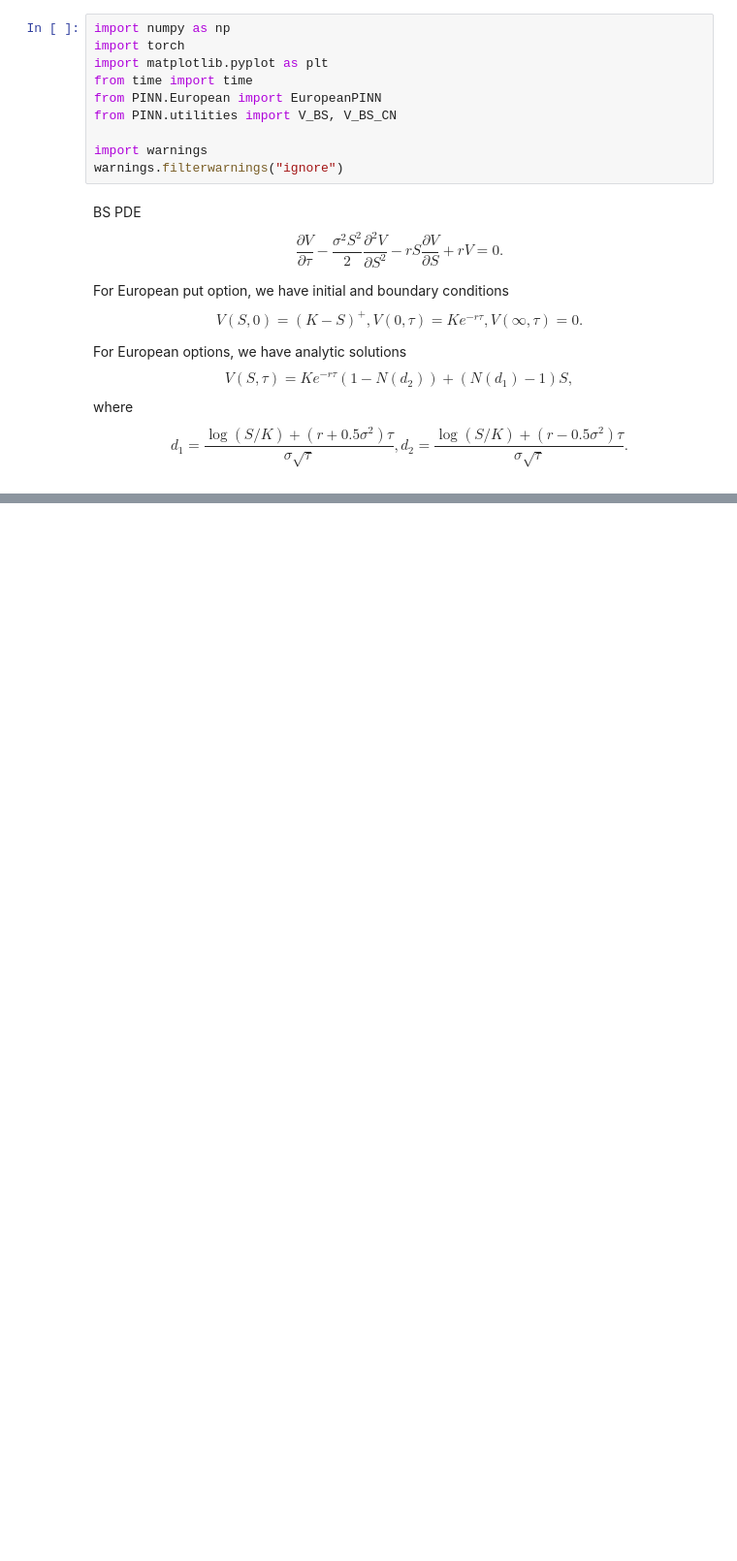
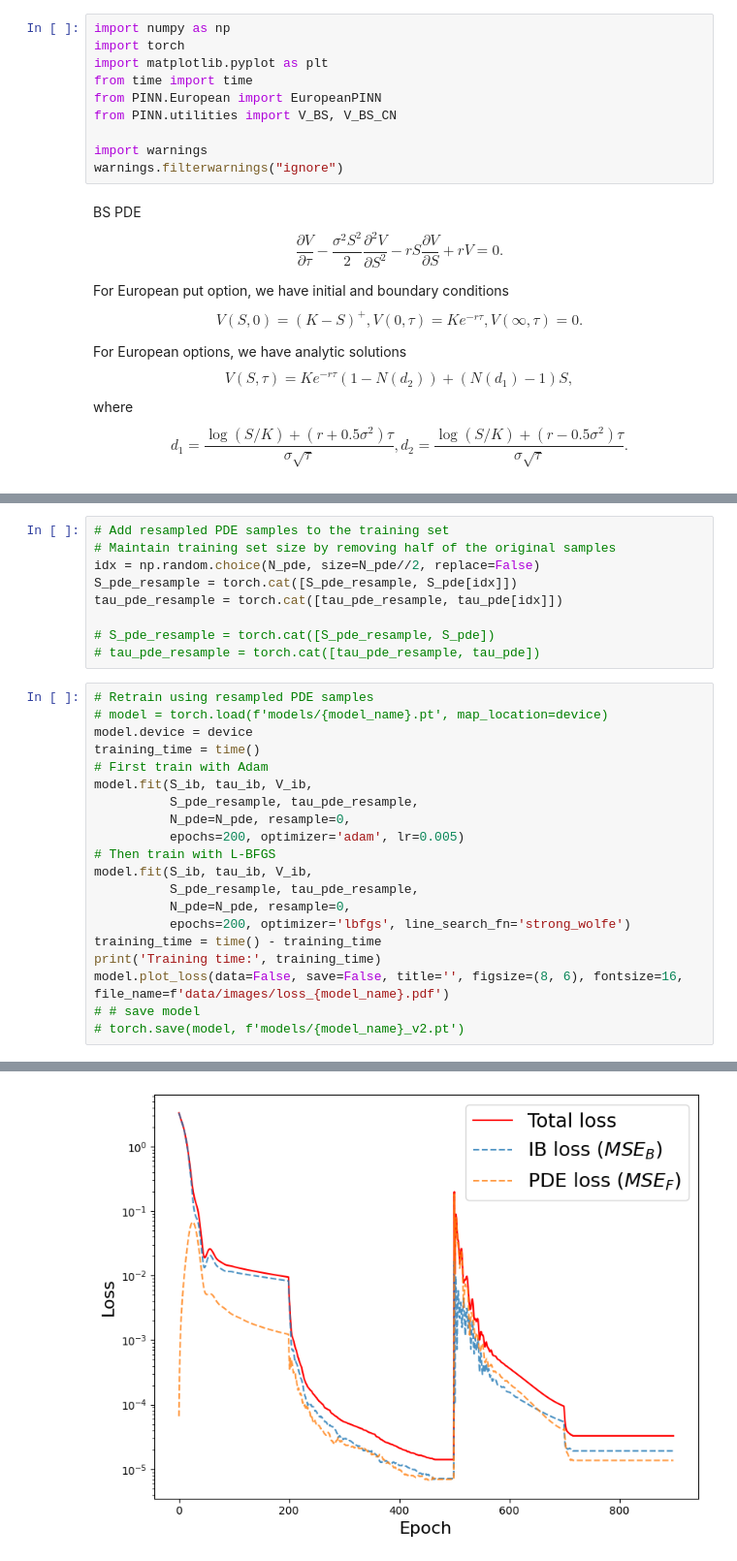
Before and after one commit to liyiyan128/Option-Pricing-Using-Physics-Informed-Neural-Networks, a Jupyter notebook: PINN_example.ipynb, the cells around one changed output, grey strips where cells are left out. Shown at 97% size. Cells and saved outputs as stored; diff of their text form; blank space fills up the shorter version.

```diff
--- a/PINN_example.ipynb
+++ b/PINN_example.ipynb
@@ -88,0 +149,30 @@ Final loss: 1.3270479485072428e-05
+# %%
+# Add resampled PDE samples to the training set
+# Maintain training set size by removing half of the original samples
+idx = np.random.choice(N_pde, size=N_pde//2, replace=False)
+S_pde_resample = torch.cat([S_pde_resample, S_pde[idx]])
+tau_pde_resample = torch.cat([tau_pde_resample, tau_pde[idx]])
+
+# S_pde_resample = torch.cat([S_pde_resample, S_pde])
+# tau_pde_resample = torch.cat([tau_pde_resample, tau_pde])
+# %%
+# Retrain using resampled PDE samples
+# model = torch.load(f'models/{model_name}.pt', map_location=device)
+model.device = device
+training_time = time()
+# First train with Adam
+model.fit(S_ib, tau_ib, V_ib,
+          S_pde_resample, tau_pde_resample,
+          N_pde=N_pde, resample=0,
+          epochs=200, optimizer='adam', lr=0.005)
+# Then train with L-BFGS
+model.fit(S_ib, tau_ib, V_ib,
+          S_pde_resample, tau_pde_resample,
+          N_pde=N_pde, resample=0,
+          epochs=200, optimizer='lbfgs', line_search_fn='strong_wolfe')
+training_time = time() - training_time
+print('Training time:', training_time)
+model.plot_loss(data=False, save=False, title='', figsize=(8, 6), fontsize=16, file_name=f'data/images/loss_{model_name}.pdf')
+# # save model
+# torch.save(model, f'models/{model_name}_v2.pt')
+# %% [output]
@@ -89,3 +196,4 @@ Final loss: 1.3270479485072428e-05
+[figure, added]
 # %%
 # model_name = 'european_put_2mlp20'
 # model = torch.load(f'models/{model_name}.pt', map_location=device)
```
Also changed, not shown: parts of 6 cells of this notebook, 2 other files.
